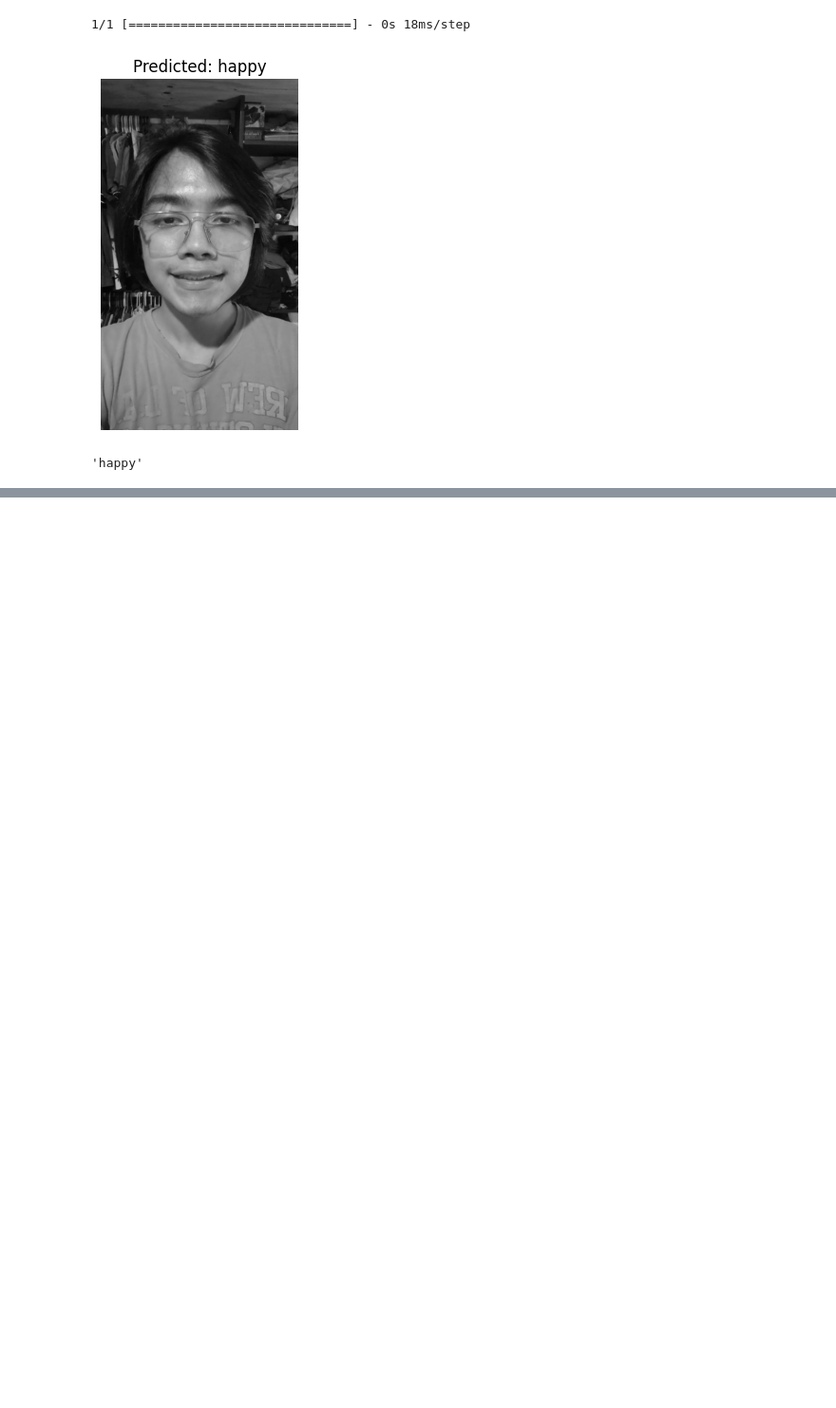
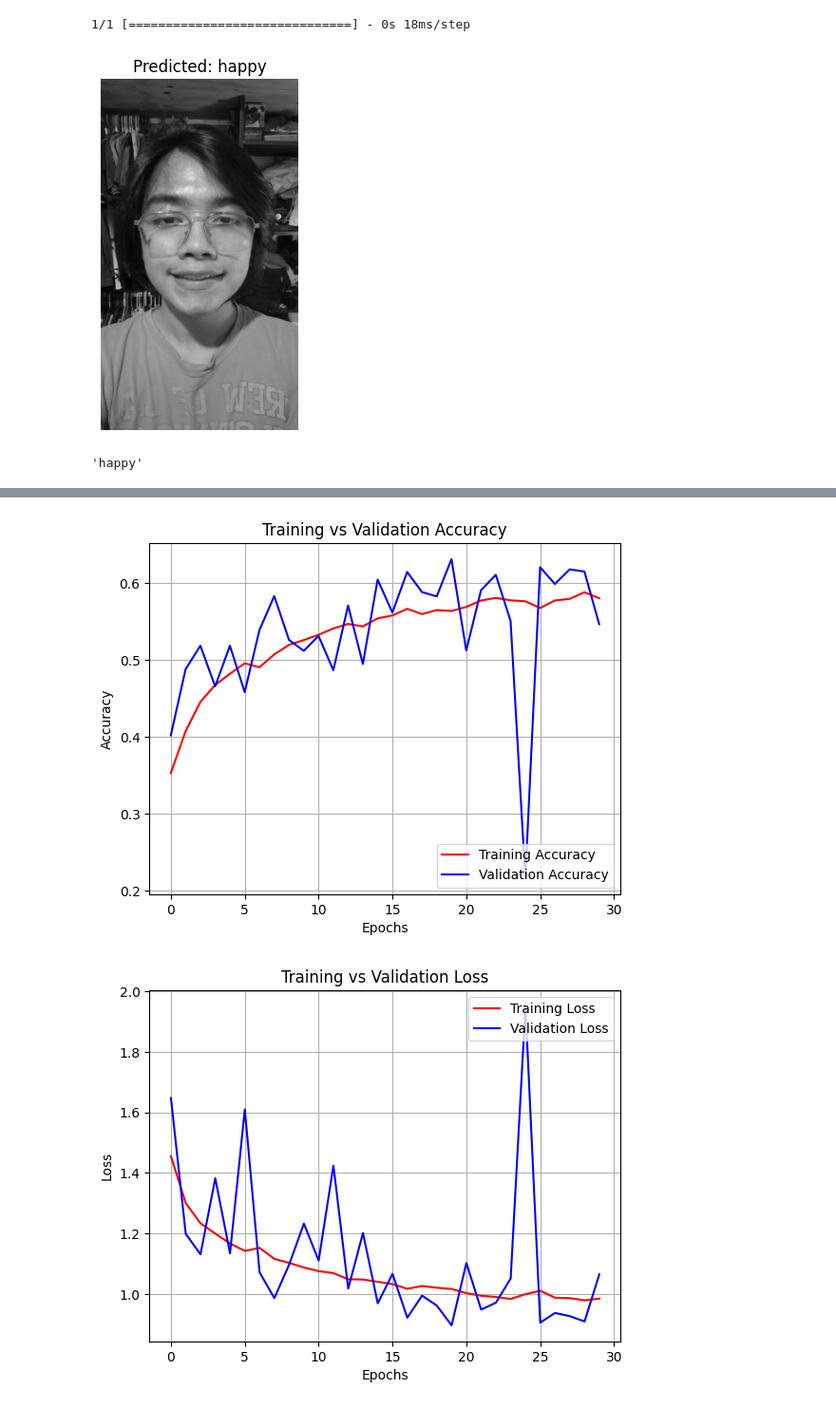
Before and after one commit to pyrawn/cnn-emotion-recognition-upy, a Jupyter notebook: notebooks/training.ipynb, the cells around one changed output, grey strips where cells are left out. Shown: that part at 95% size. Saved outputs shown, nothing was run; the diff lists cells and outputs as text; code cells hidden in the pictures; blank space fills up the shorter version.

```diff
--- a/notebooks/training.ipynb
+++ b/notebooks/training.ipynb
@@ -334,0 +413,29 @@ predict_emotion(model2, "../predict/this-happy.png")
+# %%
+
+accuracy = history_light.history['accuracy']
+val_accuracy = history_light.history['val_accuracy']
+loss = history_light.history['loss']
+val_loss = history_light.history['val_loss']
+
+epochs_range = range(len(accuracy))
+
+plt.plot(epochs_range, accuracy, 'r', label='Training Accuracy')
+plt.plot(epochs_range, val_accuracy, 'b', label='Validation Accuracy')
+plt.title('Training vs Validation Accuracy')
+plt.xlabel('Epochs')
+plt.ylabel('Accuracy')
+plt.legend(loc='lower right')
+plt.grid(True)
+plt.show()
+
+plt.plot(epochs_range, loss, 'r', label='Training Loss')
+plt.plot(epochs_range, val_loss, 'b', label='Validation Loss')
+plt.title('Training vs Validation Loss')
+plt.xlabel('Epochs')
+plt.ylabel('Loss')
+plt.legend(loc='upper right')
+plt.grid(True)
+plt.show()
+# %% [output]
+[figure, added]
+[figure, added]
```
Also changed, not shown: parts of 6 cells of this notebook.
